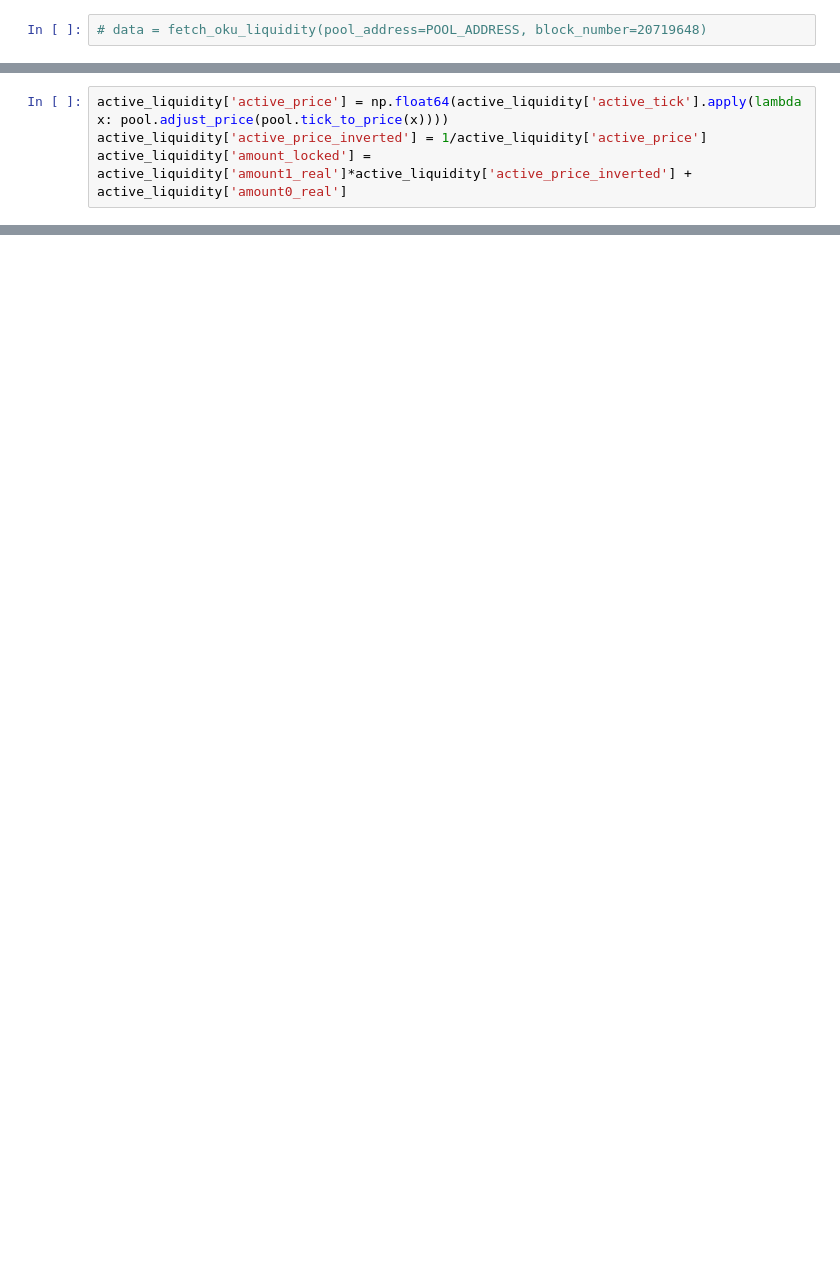
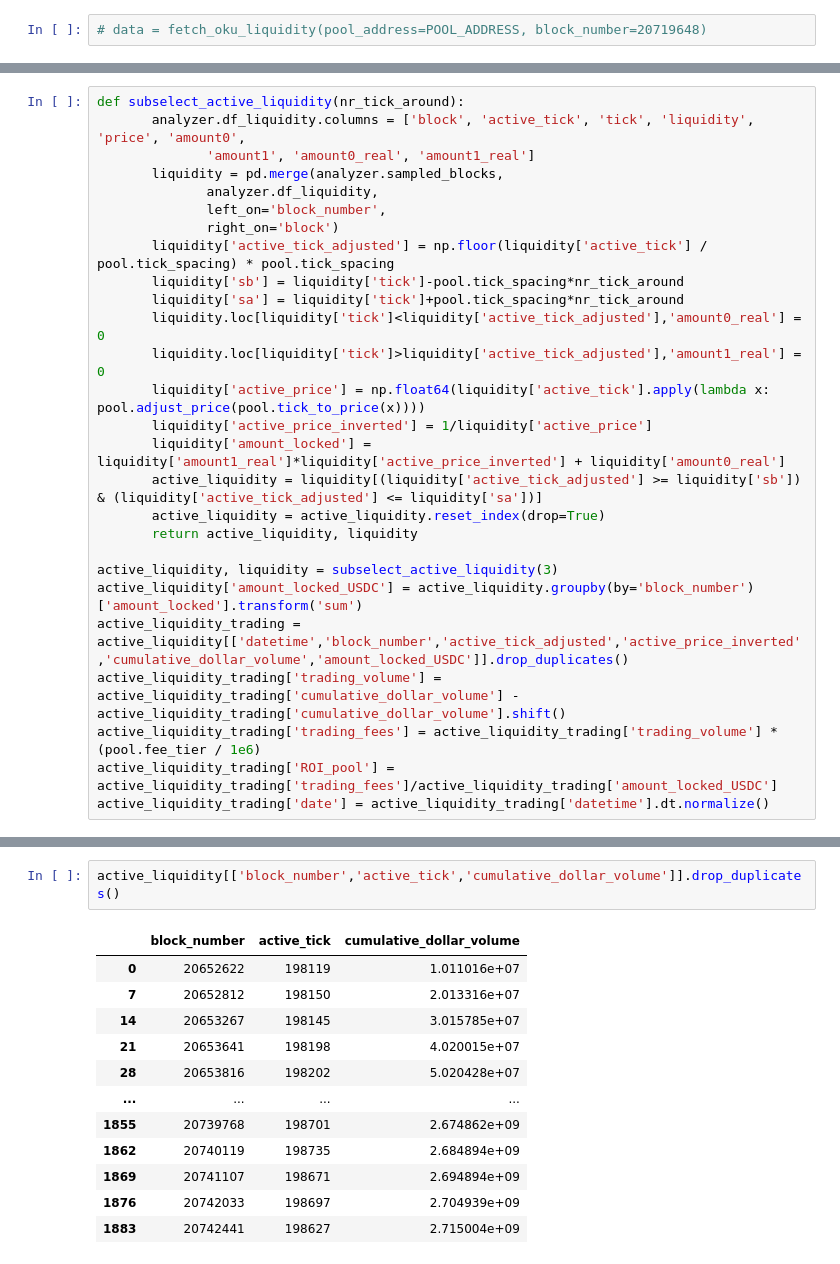
Before and after one commit to sam-gnap/proteus-LP-backtesting, a Jupyter notebook: notebooks/liquidity_examine.ipynb, the cells around one changed output, grey strips where cells are left out. Drawn from its saved outputs; the diff is of its cells as text; blank space fills up the shorter version.

```diff
--- a/notebooks/liquidity_examine.ipynb
+++ b/notebooks/liquidity_examine.ipynb
@@ -123,4 +60,0 @@ active_liquidity.head(7)
-# %%
-active_liquidity['active_price'] = np.float64(active_liquidity['active_tick'].apply(lambda x: pool.adjust_price(pool.tick_to_price(x))))
-active_liquidity['active_price_inverted'] = 1/active_liquidity['active_price']
-active_liquidity['amount_locked'] = active_liquidity['amount1_real']*active_liquidity['active_price_inverted'] + active_liquidity['amount0_real']
@@ -305,0 +99,27 @@ np.float64(4.427571698413304e+16)
+# %%
+def subselect_active_liquidity(nr_tick_around):
+       analyzer.df_liquidity.columns = ['block', 'active_tick', 'tick', 'liquidity', 'price', 'amount0',
+              'amount1', 'amount0_real', 'amount1_real']
+       liquidity = pd.merge(analyzer.sampled_blocks,
+              analyzer.df_liquidity,
+              left_on='block_number',
+              right_on='block')
+       liquidity['active_tick_adjusted'] = np.floor(liquidity['active_tick'] / pool.tick_spacing) * pool.tick_spacing
+       liquidity['sb'] = liquidity['tick']-pool.tick_spacing*nr_tick_around
+       liquidity['sa'] = liquidity['tick']+pool.tick_spacing*nr_tick_around
+       liquidity.loc[liquidity['tick']<liquidity['active_tick_adjusted'],'amount0_real'] = 0
+       liquidity.loc[liquidity['tick']>liquidity['active_tick_adjusted'],'amount1_real'] = 0
+       liquidity['active_price'] = np.float64(liquidity['active_tick'].apply(lambda x: pool.adjust_price(pool.tick_to_price(x))))
+       liquidity['active_price_inverted'] = 1/liquidity['active_price']
+       liquidity['amount_locked'] = liquidity['amount1_real']*liquidity['active_price_inverted'] + liquidity['amount0_real']
+       active_liquidity = liquidity[(liquidity['active_tick_adjusted'] >= liquidity['sb']) & (liquidity['active_tick_adjusted'] <= liquidity['sa'])]
+       active_liquidity = active_liquidity.reset_index(drop=True)
+       return active_liquidity, liquidity
+
+active_liquidity, liquidity = subselect_active_liquidity(3)
+active_liquidity['amount_locked_USDC'] = active_liquidity.groupby(by='block_number')['amount_locked'].transform('sum')
+active_liquidity_trading = active_liquidity[['datetime','block_number','active_tick_adjusted','active_price_inverted','cumulative_dollar_volume','amount_locked_USDC']].drop_duplicates()
+active_liquidity_trading['trading_volume'] = active_liquidity_trading['cumulative_dollar_volume'] - active_liquidity_trading['cumulative_dollar_volume'].shift()
+active_liquidity_trading['trading_fees'] = active_liquidity_trading['trading_volume'] * (pool.fee_tier / 1e6)
+active_liquidity_trading['ROI_pool'] = active_liquidity_trading['trading_fees']/active_liquidity_trading['amount_locked_USDC']
+active_liquidity_trading['date'] = active_liquidity_trading['datetime'].dt.normalize()
@@ -305,0 +739,15 @@ np.float64(4.427571698413304e+16)
+# %%
+active_liquidity[['block_number','active_tick','cumulative_dollar_volume']].drop_duplicates()
+# %% [output]
+|  | block_number | active_tick | cumulative_dollar_volume |
+| 0 | 20652622 | 198119 | 1.011016e+07 |
+| 7 | 20652812 | 198150 | 2.013316e+07 |
+| 14 | 20653267 | 198145 | 3.015785e+07 |
+| 21 | 20653641 | 198198 | 4.020015e+07 |
+| 28 | 20653816 | 198202 | 5.020428e+07 |
+| ... | ... | ... | ... |
+| 1855 | 20739768 | 198701 | 2.674862e+09 |
+| 1862 | 20740119 | 198735 | 2.684894e+09 |
+| 1869 | 20741107 | 198671 | 2.694894e+09 |
+| 1876 | 20742033 | 198697 | 2.704939e+09 |
+| 1883 | 20742441 | 198627 | 2.715004e+09 |
```
Also changed, not shown: parts of 68 cells of this notebook, 5 other files.
